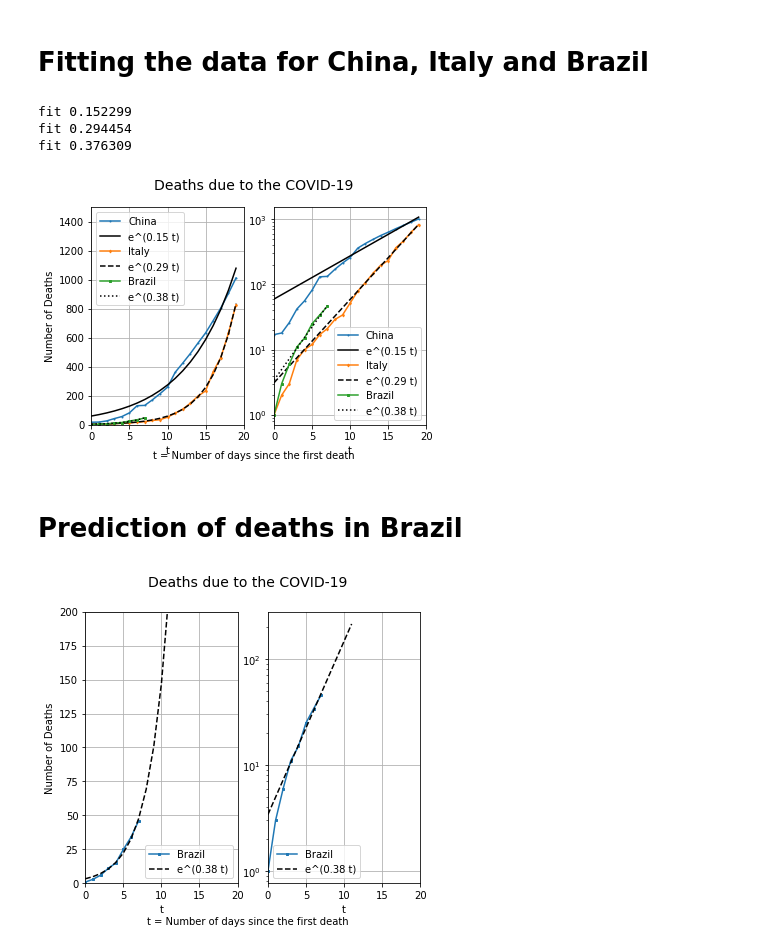
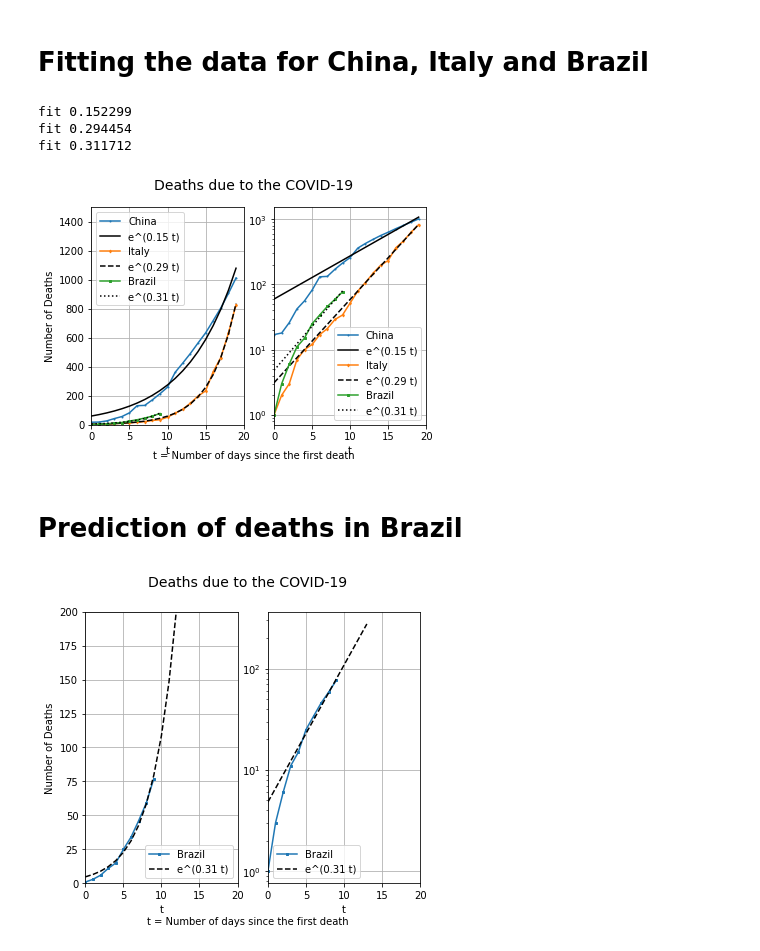
Before and after one commit to mateus-k/COVID-19, a Jupyter notebook: COVID-19.ipynb, the cells around one changed output. Drawn from its saved outputs; the diff is of its cells as text; code cells hidden in the pictures.

```diff
--- a/COVID-19.ipynb
+++ b/COVID-19.ipynb
@@ -184,8 +184,8 @@ plt.grid()
 # %%
 fig, ax = plt.subplots(1, 1, figsize=(6, 4))
 #x = np.arange(len(China.iloc[:,4:].sum()))
-for i in range(len(CountriesList)):
-    country = CountriesList[i].iloc[:,4:].sum()
+for i in range(len(CountryNames)):
+    country = COVID19Series[Country==CountryNames[i]].iloc[:,4:].sum()
     temp = np.array(country.values)
 
     #Set the number of cases to 100
@@ -208,8 +206,8 @@ plt.grid()
 # %%
 fig, ax = plt.subplots(1, 1, figsize=(6, 4))
 #x = np.arange(len(China.iloc[:,4:].sum()))
-for i in range(len(CountriesListDeaths)):
-    country = CountriesListDeaths[i].iloc[:,4:].sum()
+for i in range(len(CountryNames)):
+    country = COVID19Deaths[Country==CountryNames[i]].iloc[:,4:].sum()
     temp = np.array(country.values)
 
     #Set the first record
@@ -233,8 +231,8 @@ ax.grid()
 # %%
 fig, (ax1,ax2) = plt.subplots(1, 2, figsize=(12, 4))
 #x = np.arange(len(China.iloc[:,4:].sum()))
-for i in range(len(CountriesList)):
-    country = CountriesListDeaths[i].iloc[:,4:].sum()
+for i in range(len(CountryNames)):
+    country = COVID19Deaths[Country==CountryNames[i]].iloc[:,4:].sum()
     temp = np.array(country.values)
     y_filter = np.where(temp > 0)
     y = temp[y_filter]
@@ -263,13 +261,12 @@ def exponenial_func(x, a, b,c):
 # Fitting the data for China, Italy and Brazil
 # %%
 ls=['-','--',':']
-NewCountriesList = [ChinaDeaths,ItalyDeaths,BrazilDeaths]
 NewCountryNames=['China','Italy','Brazil']
 
 fig, (ax1,ax2) = plt.subplots(1, 2, figsize=(6, 4))
 
-for i in range(len(NewCountriesList)):
-    country = NewCountriesList[i].iloc[:,4:].sum()
+for i in range(len(NewCountryNames)):
+    country = COVID19Deaths[Country==NewCountryNames[i]].iloc[:,4:].sum()
     temp = np.array(country.values)
     y_filter = np.where(temp > 0)
     y = temp[y_filter]
@@ -306,8 +303,8 @@ ax2.grid()
 # %% [output]
 fit 0.152299
 fit 0.294454
-fit 0.376309
+fit 0.311712
-[figure, old version]
+[figure, new version]
 # %% [markdown]
 # Prediction of deaths in Brazil
 # %%
@@ -316,40 +313,40 @@ fig, (ax1,ax2) = plt.subplots(1, 2, figsize=(6, 5))
 #taking only the first 20 days
 D=20
 
-country = BrazilDeaths.iloc[:,4:].sum()
+country = COVID19Deaths[Country=='Brazil'].iloc[:,4:].sum()
 temp = np.array(country.values)
 y_filter = np.where(temp > 0)
 y = temp[y_filter]
 x = np.arange(len(y))
 
 ax1.plot(x, y, marker=markerList[i], markersize=2, ls='-', label='Brazil')
 ax2.plot(x, y, marker=markerList[i], markersize=2, ls='-', label='Brazil')
 
 popt, pcov = curve_fit(exponenial_func, x, y, p0=(1, 1, 0), bounds=(0,[np.inf, 2, np.inf]))
 
 xx= np.append(x,[x[-1]+1,x[-1]+2,x[-1]+3,x[-1]+4])
 yy = exponenial_func(xx, *popt)
 
 ax1.plot(xx,yy, ls='--', label=('e^(%.2f t)'%popt[1]), color='black')
 ax2.plot(xx,yy, ls='--', label=('e^(%.2f t)'%popt[1]), color='black')
 plt.yscale('log')
 
 fig.text(0.5, 0.01, 't = Number of days since the first death', ha='center')
 fig.suptitle("Deaths due to the COVID-19", fontsize=14)
 
 ax1.set_xlim([0, D])
 ax1.set_ylim([0,200])
 ax1.set(ylabel='Number of Deaths')
 ax1.set(xlabel='t')
 ax1.legend()
 ax1.grid()
 
 ax2.set(xlabel='t')
 ax2.set_xlim([0, D])
 ax2.legend()
 ax2.grid()
 #plt.savefig('BrazilFit.png', dpi=300)
 # %% [output]
-[figure, old version]
+[figure, new version]
 # %%
 ls=['-',':','--','-.',(0, (3, 10, 1, 10))]
```
Also changed, not shown: parts of 15 cells of this notebook.
